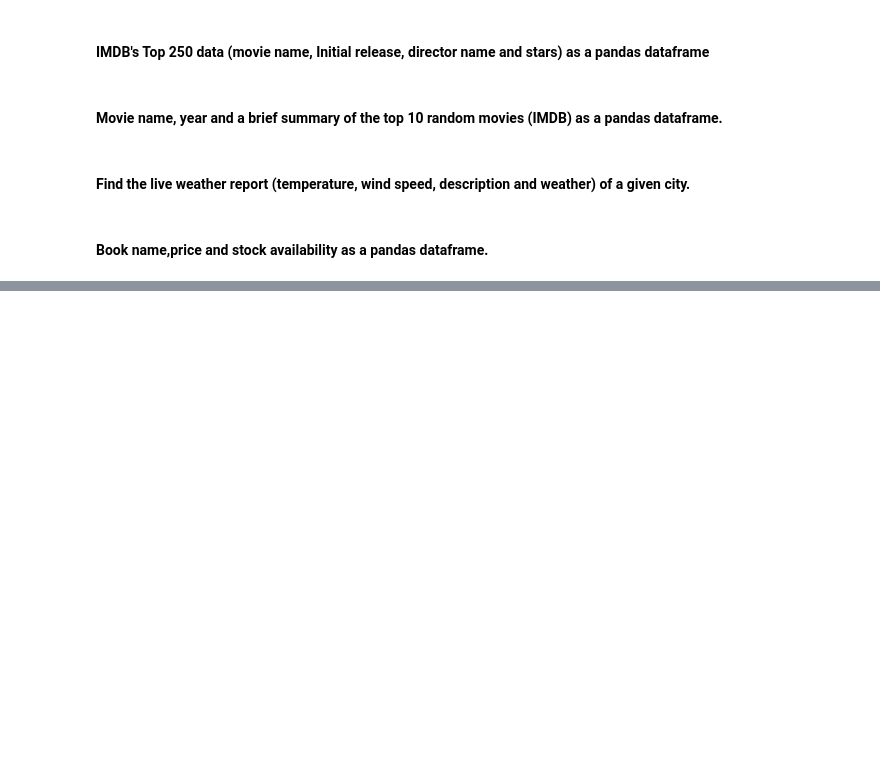
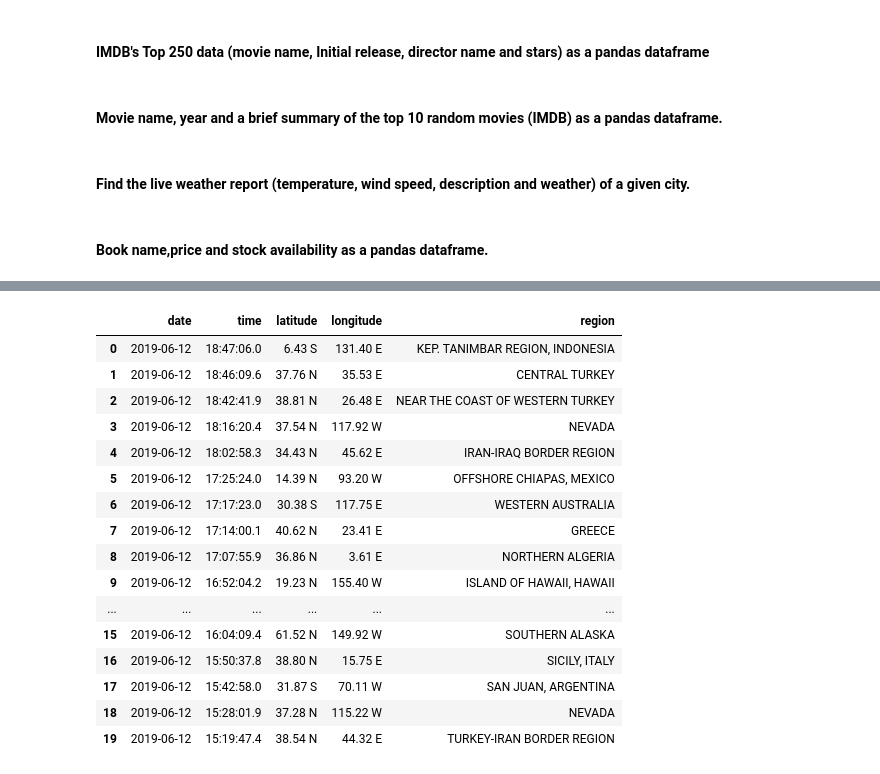
Before and after one commit to Pebels17/data-labs, a Jupyter notebook: module-1/lab-web-scraping/your-code/main.ipynb, the cells around one changed output, grey strips where cells are left out. Cells and saved outputs as stored; diff of their text form; code cells hidden in the pictures; blank space fills up the shorter version.

```diff
--- a/module-1/lab-web-scraping/your-code/main.ipynb
+++ b/module-1/lab-web-scraping/your-code/main.ipynb
@@ -406,0 +429,44 @@ url = 'http://books.toscrape.com/'
+# %%
+# This is the url you will scrape in this exercise
+url = 'https://www.emsc-csem.org/Earthquake/'
+
+ea_html = requests.get(url).text
+soup_ea = BeautifulSoup(ea_html, "html.parser")
+
+data = []
+table = soup_ea.find_all('tr', class_= 'normal')
+
+for td in table:
+    #print(td)
+    temp_fecha = td.contents[3].find('a').text
+    temp_fecha = temp_fecha.split()
+    fecha = temp_fecha[0]
+    hora = temp_fecha[1]
+
+    latitud = td.contents[4].text + td.contents[5].text
+    longitud = td.contents[6].text + td.contents[7].text
+    region = td.contents[11].text
+
+    data.append([fecha, hora, latitud, longitud, region])
+
+
+terremotos = pd.DataFrame(data, columns = ['date', 'time', 'latitude', 'longitude','region'])
+terremotos.head(20)
+# %% [output]
+|  | date | time | latitude | longitude | region |
+| 0 | 2019-06-12 | 18:47:06.0 | 6.43 S | 131.40 E | KEP. TANIMBAR REGION, INDONESIA |
+| 1 | 2019-06-12 | 18:46:09.6 | 37.76 N | 35.53 E | CENTRAL TURKEY |
+| 2 | 2019-06-12 | 18:42:41.9 | 38.81 N | 26.48 E | NEAR THE COAST OF WESTERN TURKEY |
+| 3 | 2019-06-12 | 18:16:20.4 | 37.54 N | 117.92 W | NEVADA |
+| 4 | 2019-06-12 | 18:02:58.3 | 34.43 N | 45.62 E | IRAN-IRAQ BORDER REGION |
+| 5 | 2019-06-12 | 17:25:24.0 | 14.39 N | 93.20 W | OFFSHORE CHIAPAS, MEXICO |
+| 6 | 2019-06-12 | 17:17:23.0 | 30.38 S | 117.75 E | WESTERN AUSTRALIA |
+| 7 | 2019-06-12 | 17:14:00.1 | 40.62 N | 23.41 E | GREECE |
+| 8 | 2019-06-12 | 17:07:55.9 | 36.86 N | 3.61 E | NORTHERN ALGERIA |
+| 9 | 2019-06-12 | 16:52:04.2 | 19.23 N | 155.40 W | ISLAND OF HAWAII, HAWAII |
+| ... | ... | ... | ... | ... | ... |
+| 15 | 2019-06-12 | 16:04:09.4 | 61.52 N | 149.92 W | SOUTHERN ALASKA |
+| 16 | 2019-06-12 | 15:50:37.8 | 38.80 N | 15.75 E | SICILY, ITALY |
+| 17 | 2019-06-12 | 15:42:58.0 | 31.87 S | 70.11 W | SAN JUAN, ARGENTINA |
+| 18 | 2019-06-12 | 15:28:01.9 | 37.28 N | 115.22 W | NEVADA |
+| 19 | 2019-06-12 | 15:19:47.4 | 38.54 N | 44.32 E | TURKEY-IRAN BORDER REGION |
```
Also changed, not shown: parts of 11 cells of this notebook, 4 other files.
